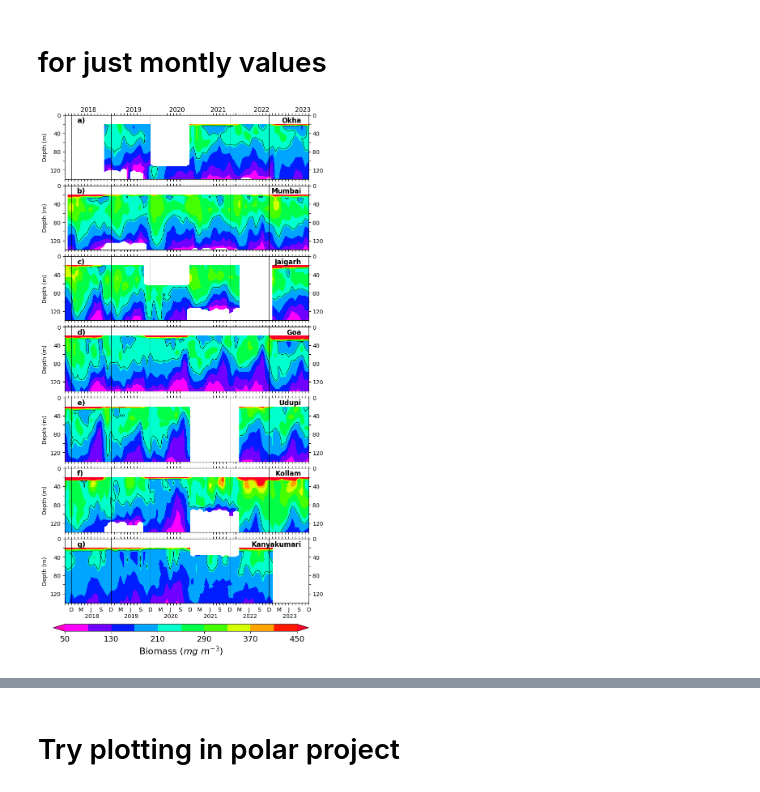
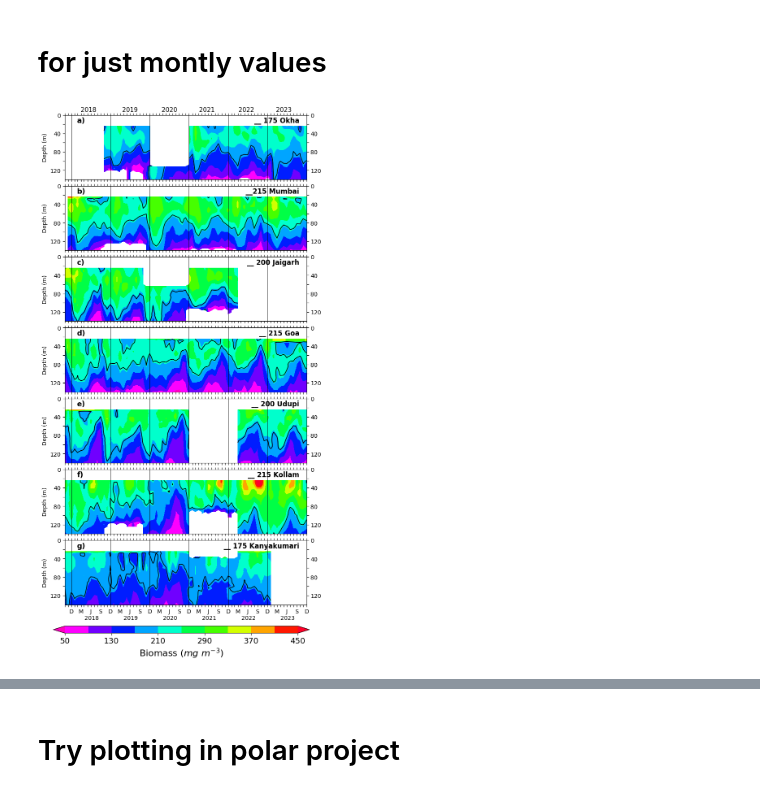
Before and after one commit to ranzan998/backscatter_wc, a Jupyter notebook: scripts/daily_and_monthly.ipynb, the cells around one changed output, grey strips where cells are left out. Saved outputs shown, nothing was run; the diff lists cells and outputs as text; code cells hidden in the pictures.

```diff
--- a/scripts/daily_and_monthly.ipynb
+++ b/scripts/daily_and_monthly.ipynb
@@ -37,6 +31,13 @@ figlab2 = ["a2)","b2)","c2)","d2)","e2)","f2)","g2)"]
+# %%
+figlab1 = ["a1)","b1)","c1)","d1)","e1)","f1)","g1)"]
+figlab2 = ["a2)","b2)","c2)","d2)","e2)","f2)","g2)"]
+names = ["__ 175 Okha",'__215 Mumbai','__ 200 Jaigarh',"__ 215 Goa","__ 200 Udupi","__ 215 Kollam","__ 175 Kanyakumari"]
+
+bmc_pos = [(10000,85),(10000,85),(20004,85),(10000,85),(10000,100),(10000,80),(10000,85)] #for the contourlabel positioning
+bmz = [175,215,200,215,200,215,175]
 # %%
 fig, ax = plt.subplots(nrows=7,ncols=2,figsize=(14,16),sharex=True,sharey=True)
-names = ["Okha",'Mumbai','Jaigarh',"Goa","Udupi","Kollam","Kanyakumari"]
+#names = ["Okha",'Mumbai','Jaigarh',"Goa","Udupi","Kollam","Kanyakumari"]
 plt.subplots_adjust(wspace=0.04,left=0.05,bottom=0.09,top=0.95,hspace=0.1,right = 0.95)
 custom_ticks = [0,20,40,60,80,100,120]
 custom_labels = ['0','','40','','80','',120]
@@ -60,10 +61,12 @@ for i in range(7):
         else:
             tklb.append("")
 
-    x = ax[i,0].contourf(dsd.TIME,dsd.DEPTH1[5:],dsd.BIOMASS1[:,5:,0,0].T,levels=np.arange(50,490,40),extend="both",cmap="gist_rainbow_r")
-    ax[i,1].contourf(dsm.TIME,dsm.DEPTH1[5:],dsm.BIOMASS1[:,5:,0,0].T,levels=np.arange(50,450,40),extend="both",cmap="gist_rainbow_r")
-    ax[i,1].contour(dsm.TIME,dsm.DEPTH1[5:],dsm.BIOMASS1[:,5:,0,0].T,levels=[215],linewidths=0.7,colors='k')
-    ax[i,0].contour(dsd.TIME,dsd.DEPTH1[5:],dsd.BIOMASS1[:,5:,0,0].T,levels=[215],linewidths=0.7,colors='k')
+    x = ax[i,0].contourf(dsd.TIME,dsd.DEPTH1[6:],dsd.BIOMASS1[:,6:,0,0].T,levels=np.arange(50,490,40),extend="both",cmap="gist_rainbow_r")
+    ax[i,1].contourf(dsm.TIME,dsm.DEPTH1[6:],dsm.BIOMASS1[:,6:,0,0].T,levels=np.arange(50,450,40),extend="both",cmap="gist_rainbow_r")
+    bmc = ax[i,1].contour(dsm.TIME,dsm.DEPTH1[6:],dsm.BIOMASS1[:,6:,0,0].T,levels=[bmz[i]],linewidths=0.8,colors='k')
+#    ax[i,1].clabel(bmc, inline=True, fontsize=9,manual=[bmc_pos[i]])
+
+    ax[i,0].contour(dsd.TIME,dsd.DEPTH1[6:],dsd.BIOMASS1[:,6:,0,0].T,levels=[bmz[i]],linewidths=0.5,colors='k')
     ax[i,1].text(0.95, 0.97, names[i],transform=ax[i,1].transAxes, fontsize=12, va='top', ha='right',color='black',fontweight="bold")
 
     ax[i,1].text(0.05, 0.97, figlab2[i],transform=ax[i,1].transAxes, fontsize=12, va='top', ha='left',color='black',fontweight="bold")
@@ -86,10 +89,9 @@ ax[1,1].set_xticks(dsm.TIME,tklb)
 ax[0,0].set_title("Daily averaged Biomass",fontsize=18,fontweight='bold')
 ax[0,1].set_title("Monthly averaged Biomass",fontsize=18,fontweight='bold')
 
-
 cax = fig.add_axes([0.05, 0.04, 0.9,0.0125])
 cbar = fig.colorbar(x, cax=cax, orientation="horizontal",)
-cbar.set_label("Biomass ($mg \ m^{-3}$)",fontsize=16)
+cbar.set_label("Biomass ($mg \\ m^{-3}$)",fontsize=16)
 cbar.ax.tick_params(labelsize=14)
 
 plt.savefig("/media/scilab/disk_ranjan/works/westcoast_adcp1/backscatternew/7adcp_biomass/figures/biomass_daily_monthly.png",dpi=300,facecolor='w')
@@ -99,11 +101,13 @@ plt.savefig("/media/scilab/disk_ranjan/works/backscatter_wc/figures/biomass_dail
 # %% [markdown]
 # for just montly values
+# %%
+bmz = [175,215,200,215,200,215,175]
 # %%
 fig, ax = plt.subplots(nrows=7,ncols=1,figsize=(7,14),sharex=True,sharey=True)
-names = ["Okha",'Mumbai','Jaigarh',"Goa","Udupi","Kollam","Kanyakumari"]
+#names = ["Okha",'Mumbai','Jaigarh',"Goa","Udupi","Kollam","Kanyakumari"]
 figlab = ["a)","b)","c)","d)","e)","f)","g)"]
 
-plt.subplots_adjust(wspace=0.04,left=0.09,bottom=0.09,top=0.95,hspace=0.1,right = 0.95)
+plt.subplots_adjust(wspace=0.04,left=0.09,bottom=0.09,top=0.95,hspace=0.1,right = 0.94)
 custom_ticks = [0,20,40,60,80,100,120]
 custom_labels = ['0','','40','','80','',120]
 for i in range(7):
@@ -121,36 +125,35 @@ for i in range(7):
             ax[i].axvline(t,color='k',linewidth=0.6)
             ax[i].axvline(t,color='k',linewidth=0.5)
         elif monlb == "Mar":
             tklb.append(f'{monlb[0]}')
         else:
             tklb.append("")
 
-    x = ax[i].contourf(dsm.TIME,dsm.DEPTH1[5:],dsm.BIOMASS1[:,5:,0,0].T,levels=np.arange(50,490,40),extend="both",cmap="gist_rainbow_r")
-    ax[i].contour(dsm.TIME,dsm.DEPTH1[5:],dsm.BIOMASS1[:,5:,0,0].T,levels=[215],linewidths=0.7,colors='k')
+    x = ax[i].contourf(dsm.TIME,dsm.DEPTH1[6:],dsm.BIOMASS1[:,6:,0,0].T,levels=np.arange(50,490,40),extend="both",cmap="gist_rainbow_r")
+    ax[i].contour(dsm.TIME,dsm.DEPTH1[6:],dsm.BIOMASS1[:,6:,0,0].T,levels=[bmz[i]],linewidths=1.2,colors='k')
     ax[i].text(0.97, 0.97, names[i],transform=ax[i].transAxes, fontsize=12, va='top', ha='right',color='black',fontweight="bold")
     ax[i].set_ylabel("Depth (m)")
     ax[i].text(0.05, 0.97, figlab[i],transform=ax[i].transAxes, fontsize=13, va='top', ha='left',color='black',fontweight="bold")
     ax[i].set_yticks(custom_ticks)
     ax[i].set_yticklabels(custom_labels)
     ax[i].tick_params(right=True, top=True,labeltop=False)
     ax[i].tick_params(right=True, top=True,labelright=True)
     ax[i].set_ylim(ymin=0,ymax=140)
     ax[i].invert_yaxis()
 
     ax[i].set_ylim(ymin=0,ymax=140)
     ax[i].invert_yaxis()
 
 ax[1].set_xticks(dsm.TIME,tklb)
 
-ax[0].set_title("        2018               2019              2020             2021              2022             2023",fontsize=11,loc='left')
-
+ax[0].set_title("        2018             2019            2020           2021            2022           2023",fontsize=11,loc='left')
 
 cax = fig.add_axes([0.05, 0.04, 0.9,0.0125])
 cbar = fig.colorbar(x, cax=cax, orientation="horizontal",)
-cbar.set_label("Biomass ($mg \ m^{-3}$)",fontsize=16)
+cbar.set_label("Biomass ($mg \\ m^{-3}$)",fontsize=16)
 cbar.ax.tick_params(labelsize=14)
 
 plt.savefig("/media/scilab/disk_ranjan/works/westcoast_adcp1/backscatternew/7adcp_biomass/figures/biomass_monthly.png",dpi=300,facecolor='w')
 plt.savefig("/media/scilab/disk_ranjan/works/backscatter_wc/figures/biomass_monthly.png",dpi=300,facecolor='w')
 # %% [output]
-[figure, old version]
+[figure, new version]
```
Also changed, not shown: parts of 37 cells of this notebook, 10 other files.
